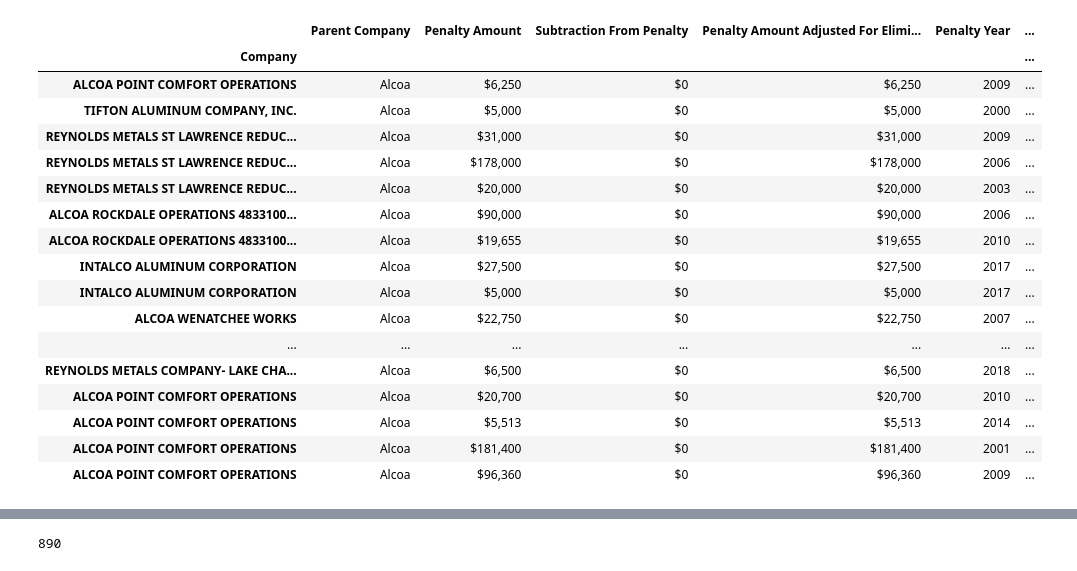
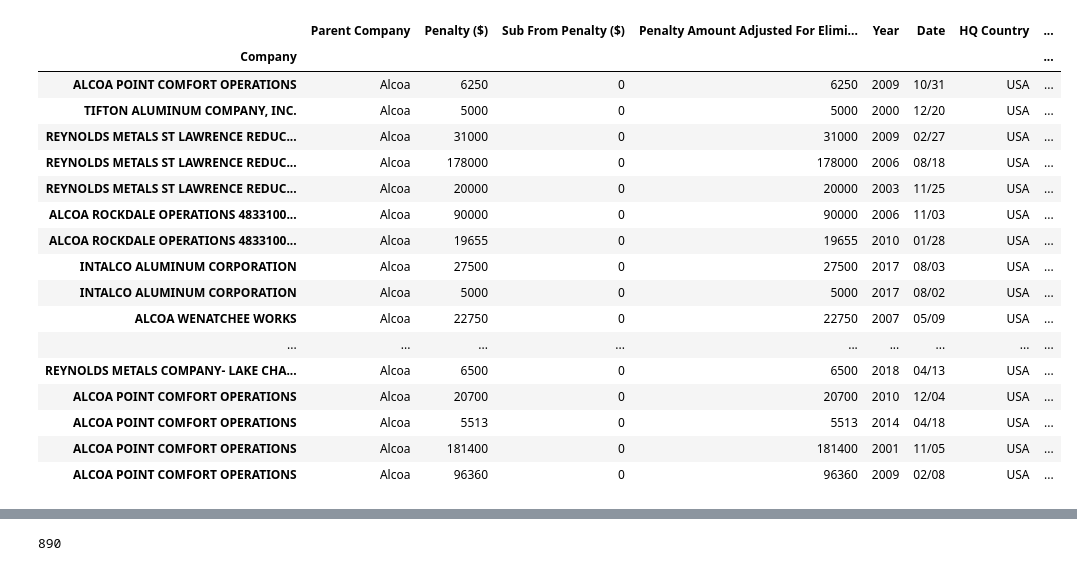
Before and after one commit to cseghbossian/avalanche, a Jupyter notebook: ipynb/industry_best_worst.ipynb, the cells around one changed output, grey strips where cells are left out. Cells and saved outputs as stored; diff of their text form; code cells hidden in the pictures.

```diff
--- a/ipynb/industry_best_worst.ipynb
+++ b/ipynb/industry_best_worst.ipynb
@@ -6,7 +7,7 @@ import matplotlib.pyplot as plt
 
 #collect specific columns for each df
 epa_viols_df = pd.read_csv("../datasets/epa_violations.csv",
-                           usecols=[0,1,2,3,4,5,6,7,8,19,20,21,22,25,26,28,29,30], index_col = 0)
+                           usecols=[0,1,2,3,4,5,6,25,26,28,29], index_col = 0)
 
 scope_emis_df = pd.read_csv("../datasets/2013_-_Global_500_Emissions_and_Response_Status.csv",
                             usecols=[0,2,4,11,12], index_col = 0)
@@ -14,32 +15,43 @@ just_co_df = pd.read_excel('../datasets/JUST Capital 2018 Company Scores.xlsx')
 # %%
 # clean our data and sort by stock ticker
 epa_viol_st = epa_viols_df.dropna(subset=['Parent Company Stock Ticker'])
 epa_viol_st = epa_viol_st.sort_values("Parent Company Stock Ticker")
+epa_viol_st['Penalty Date'] = epa_viol_st['Penalty Date'].apply(
+    lambda date: str(date)[4:6]+"/"+str(date)[6:])
+
+#change penalties to int
+epa_viol_st['Penalty Amount'] = epa_viol_st['Penalty Amount'].apply(
+    lambda amt: int(re.sub('[$,]','',amt)))
+epa_viol_st['Subtraction From Penalty'] = epa_viol_st['Subtraction From Penalty'].apply(
+    lambda amt: int(re.sub('[$,]','',amt)))
+epa_viol_st['Penalty Amount Adjusted For Eliminating Multiple Counting'] = epa_viol_st['Penalty Amount Adjusted For Eliminating Multiple Counting'].apply(
+    lambda amt: int(re.sub('[$,]','',amt)))
+epa_viol_st.columns = ['Parent Company','Penalty ($)','Sub From Penalty ($)', 'Penalty Amount Adjusted For Eliminating Multiple Counting ($)','Year','Date','HQ Country','HQ State','Ticker','Parent Industry']
 # print(len(epa_viol_st['Parent Company Stock Ticker'].unique()))
 # convert list of all tickers into a set
-epa_cos_set = set(epa_viol_st['Parent Company Stock Ticker'])
+epa_cos_set = set(epa_viol_st['Ticker'])
 # len(epa_cos_set)
 epa_viol_st[:50]
 # print(ope_so)
 # %% [output]
-|  | Parent Company | Penalty Amount | Subtraction From Penalty | Penalty Amount Adjusted For Elimi... | Penalty Year | ... |
-| Company |  |  |  |  |  | ... |
-| ALCOA POINT COMFORT OPERATIONS | Alcoa | $6,250 | $0 | $6,250 | 2009 | ... |
-| TIFTON ALUMINUM COMPANY, INC. | Alcoa | $5,000 | $0 | $5,000 | 2000 | ... |
-| REYNOLDS METALS ST LAWRENCE REDUC... | Alcoa | $31,000 | $0 | $31,000 | 2009 | ... |
-| REYNOLDS METALS ST LAWRENCE REDUC... | Alcoa | $178,000 | $0 | $178,000 | 2006 | ... |
-| REYNOLDS METALS ST LAWRENCE REDUC... | Alcoa | $20,000 | $0 | $20,000 | 2003 | ... |
-| ALCOA ROCKDALE OPERATIONS 4833100... | Alcoa | $90,000 | $0 | $90,000 | 2006 | ... |
-| ALCOA ROCKDALE OPERATIONS 4833100... | Alcoa | $19,655 | $0 | $19,655 | 2010 | ... |
-| INTALCO ALUMINUM CORPORATION | Alcoa | $27,500 | $0 | $27,500 | 2017 | ... |
-| INTALCO ALUMINUM CORPORATION | Alcoa | $5,000 | $0 | $5,000 | 2017 | ... |
-| ALCOA WENATCHEE WORKS | Alcoa | $22,750 | $0 | $22,750 | 2007 | ... |
-| ... | ... | ... | ... | ... | ... | ... |
-| REYNOLDS METALS COMPANY- LAKE CHA... | Alcoa | $6,500 | $0 | $6,500 | 2018 | ... |
-| ALCOA POINT COMFORT OPERATIONS | Alcoa | $20,700 | $0 | $20,700 | 2010 | ... |
-| ALCOA POINT COMFORT OPERATIONS | Alcoa | $5,513 | $0 | $5,513 | 2014 | ... |
-| ALCOA POINT COMFORT OPERATIONS | Alcoa | $181,400 | $0 | $181,400 | 2001 | ... |
-| ALCOA POINT COMFORT OPERATIONS | Alcoa | $96,360 | $0 | $96,360 | 2009 | ... |
+|  | Parent Company | Penalty ($) | Sub From Penalty ($) | Penalty Amount Adjusted For Elimi... | Year | Date | HQ Country | ... |
+| Company |  |  |  |  |  |  |  | ... |
+| ALCOA POINT COMFORT OPERATIONS | Alcoa | 6250 | 0 | 6250 | 2009 | 10/31 | USA | ... |
+| TIFTON ALUMINUM COMPANY, INC. | Alcoa | 5000 | 0 | 5000 | 2000 | 12/20 | USA | ... |
+| REYNOLDS METALS ST LAWRENCE REDUC... | Alcoa | 31000 | 0 | 31000 | 2009 | 02/27 | USA | ... |
+| REYNOLDS METALS ST LAWRENCE REDUC... | Alcoa | 178000 | 0 | 178000 | 2006 | 08/18 | USA | ... |
+| REYNOLDS METALS ST LAWRENCE REDUC... | Alcoa | 20000 | 0 | 20000 | 2003 | 11/25 | USA | ... |
+| ALCOA ROCKDALE OPERATIONS 4833100... | Alcoa | 90000 | 0 | 90000 | 2006 | 11/03 | USA | ... |
+| ALCOA ROCKDALE OPERATIONS 4833100... | Alcoa | 19655 | 0 | 19655 | 2010 | 01/28 | USA | ... |
+| INTALCO ALUMINUM CORPORATION | Alcoa | 27500 | 0 | 27500 | 2017 | 08/03 | USA | ... |
+| INTALCO ALUMINUM CORPORATION | Alcoa | 5000 | 0 | 5000 | 2017 | 08/02 | USA | ... |
+| ALCOA WENATCHEE WORKS | Alcoa | 22750 | 0 | 22750 | 2007 | 05/09 | USA | ... |
+| ... | ... | ... | ... | ... | ... | ... | ... | ... |
+| REYNOLDS METALS COMPANY- LAKE CHA... | Alcoa | 6500 | 0 | 6500 | 2018 | 04/13 | USA | ... |
+| ALCOA POINT COMFORT OPERATIONS | Alcoa | 20700 | 0 | 20700 | 2010 | 12/04 | USA | ... |
+| ALCOA POINT COMFORT OPERATIONS | Alcoa | 5513 | 0 | 5513 | 2014 | 04/18 | USA | ... |
+| ALCOA POINT COMFORT OPERATIONS | Alcoa | 181400 | 0 | 181400 | 2001 | 11/05 | USA | ... |
+| ALCOA POINT COMFORT OPERATIONS | Alcoa | 96360 | 0 | 96360 | 2009 | 02/08 | USA | ... |
 # %%
 # do the same for scope_emis_df
 # we need to remove the country code for comparison
```
Also changed, not shown: parts of 11 cells of this notebook.
